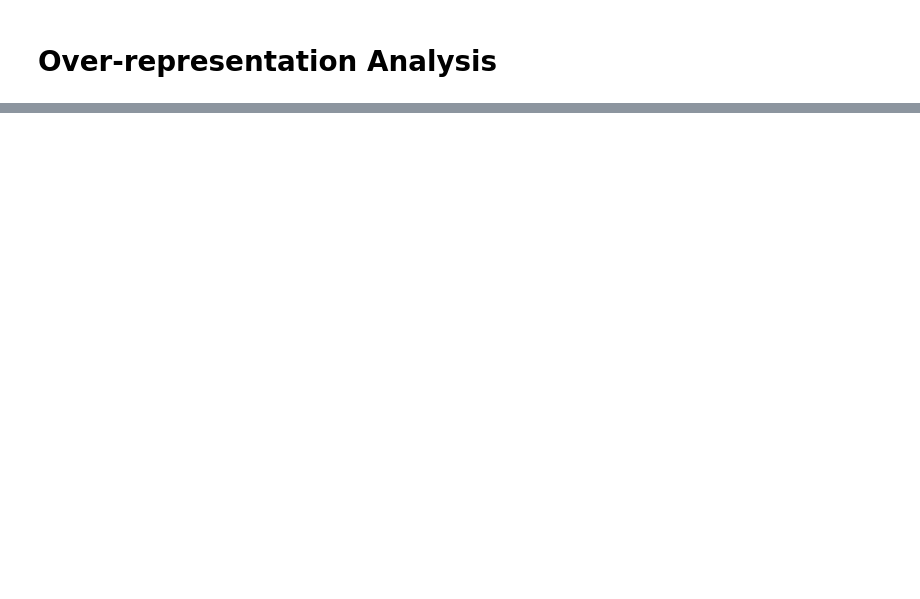
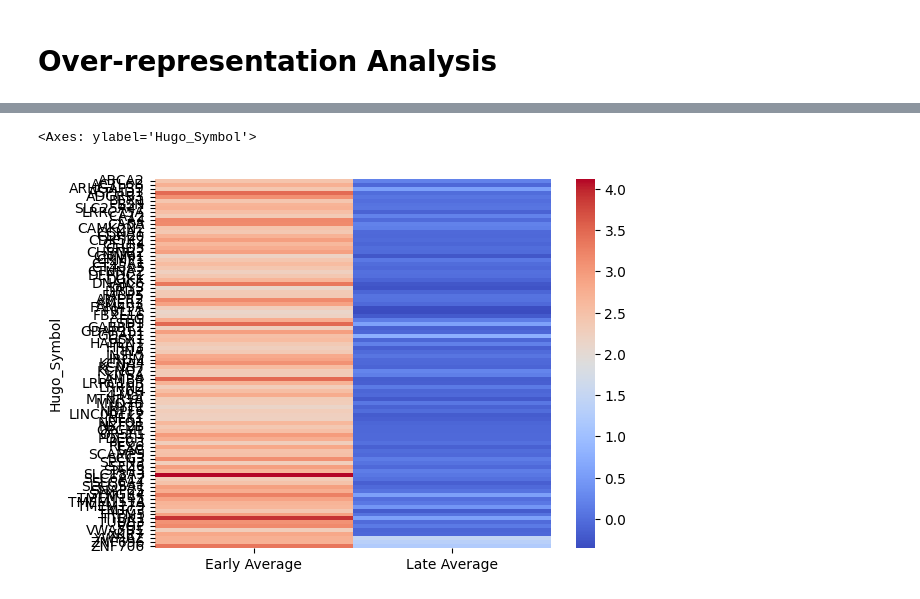
Before and after one commit to nocturnal-design/TCGA_Analysis, a Jupyter notebook: heatmap.ipynb, the cells around one changed output, grey strips where cells are left out. Cells and saved outputs as stored; diff of their text form; code cells hidden in the pictures; blank space fills up the shorter version.

```diff
--- a/heatmap.ipynb
+++ b/heatmap.ipynb
@@ -171,3 +276,8 @@ Cluster size: 114
+# %%
+sns.heatmap(data_sorted.loc[cluster].drop(columns=["Cluster"]), cmap="coolwarm", xticklabels=True, yticklabels=True)
+# %% [output]
+<Axes: ylabel='Hugo_Symbol'>
+[figure, added]
 # %%
 from gseapy import barplot, dotplot
 ax = dotplot(enr.results,
```
Also changed, not shown: parts of 10 cells of this notebook, 4 other files.
